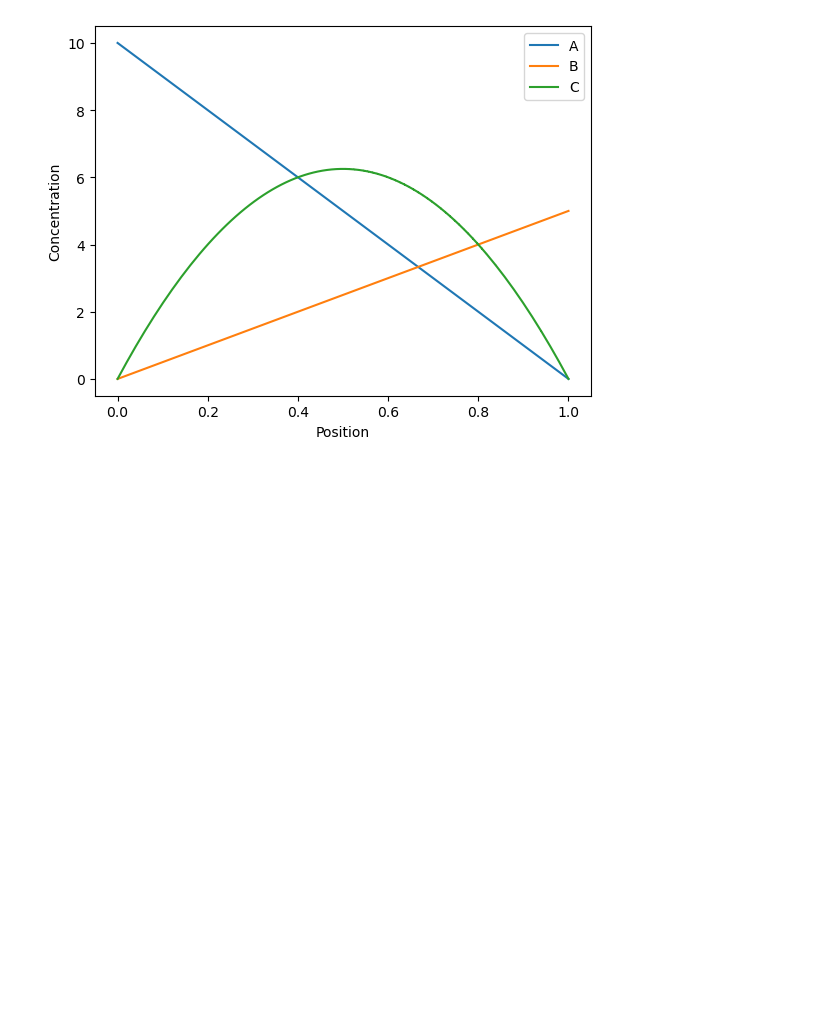
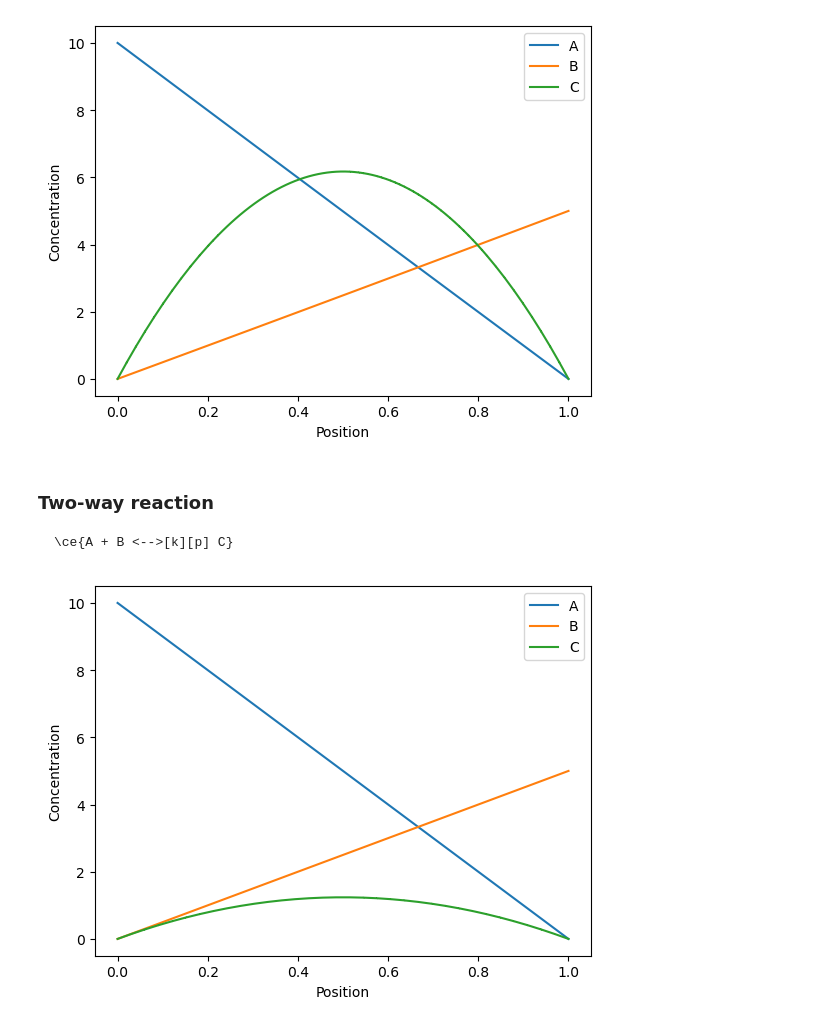
Before and after one commit to festim-dev/FESTIM-workshop, a Jupyter notebook: book/content/reactions.ipynb, the cells around one changed output. Drawn from its saved outputs; the diff is of its cells as text; code cells hidden in the pictures; blank space fills up the shorter version.

````diff
--- a/book/content/reactions.ipynb
+++ b/book/content/reactions.ipynb
@@ -27,9 +35,10 @@ my_model.reactions = [
     F.Reaction(
         reactant=[A, B],
         product=[C],
-        k_0=0.5,
+        k_0=0.01,
         E_k=0,
-        p_0=1,
+        # reverse reaction with a rate of zero
+        p_0=0,
         E_p=0,
         volume=vol,
     )
@@ -49,3 +58,6 @@ my_model.temperature = 300
 my_model.settings = F.Settings(atol=1e-10, rtol=1e-10, final_time=50)
 
 my_model.settings.stepsize = F.Stepsize(1)
+
+my_model.initialise()
+my_model.run()
@@ -73,3 +82,9 @@ plt.legend()
 plt.show()
 # %% [output]
 [figure]
+# %% [markdown]
+### Two-way reaction
+
+```{math}
+\ce{A + B <-->[k][p] C}
+```
@@ -75,0 +140,10 @@ plt.show()
+# %%
+for species in my_model.species:
+    plot_profile(species, label=species.name)
+
+plt.xlabel('Position')
+plt.ylabel('Concentration')
+plt.legend()
+plt.show()
+# %% [output]
+[figure, added]
````
Also changed, not shown: parts of 23 cells of this notebook.
